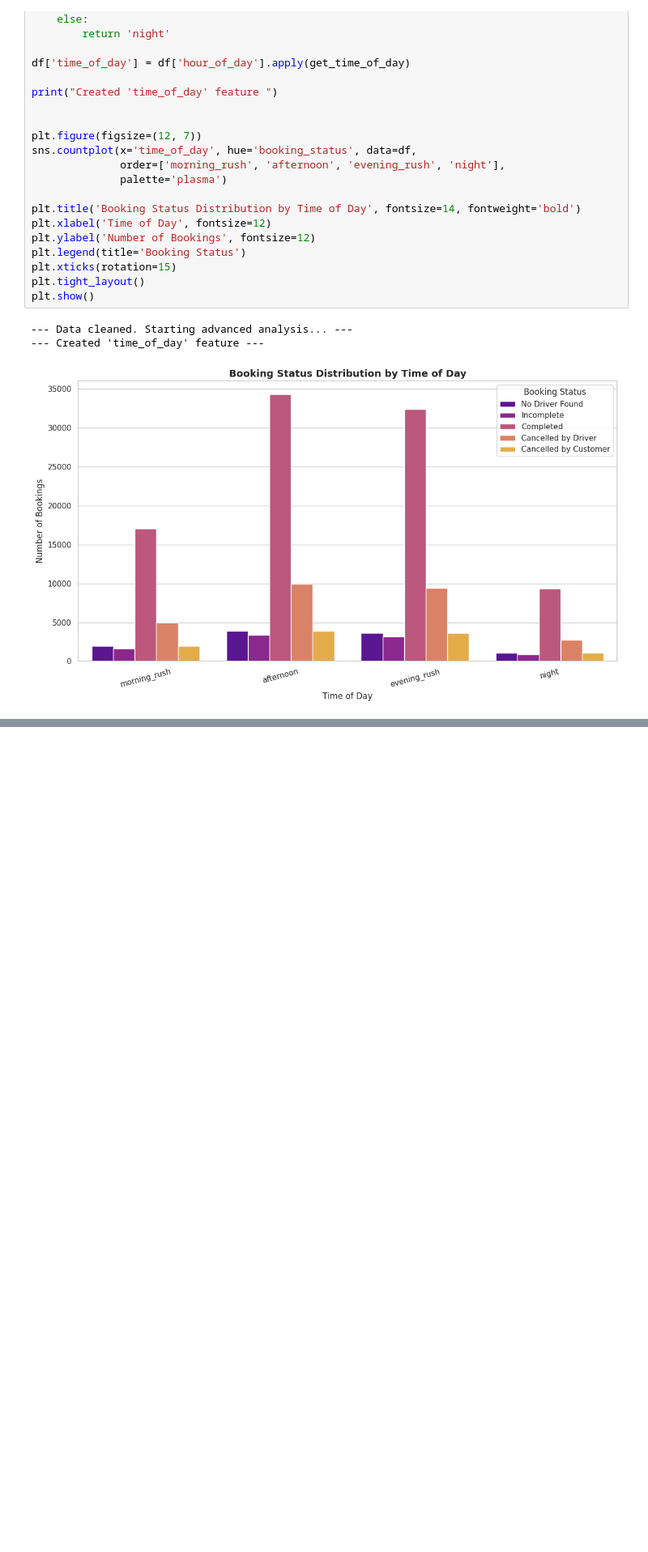
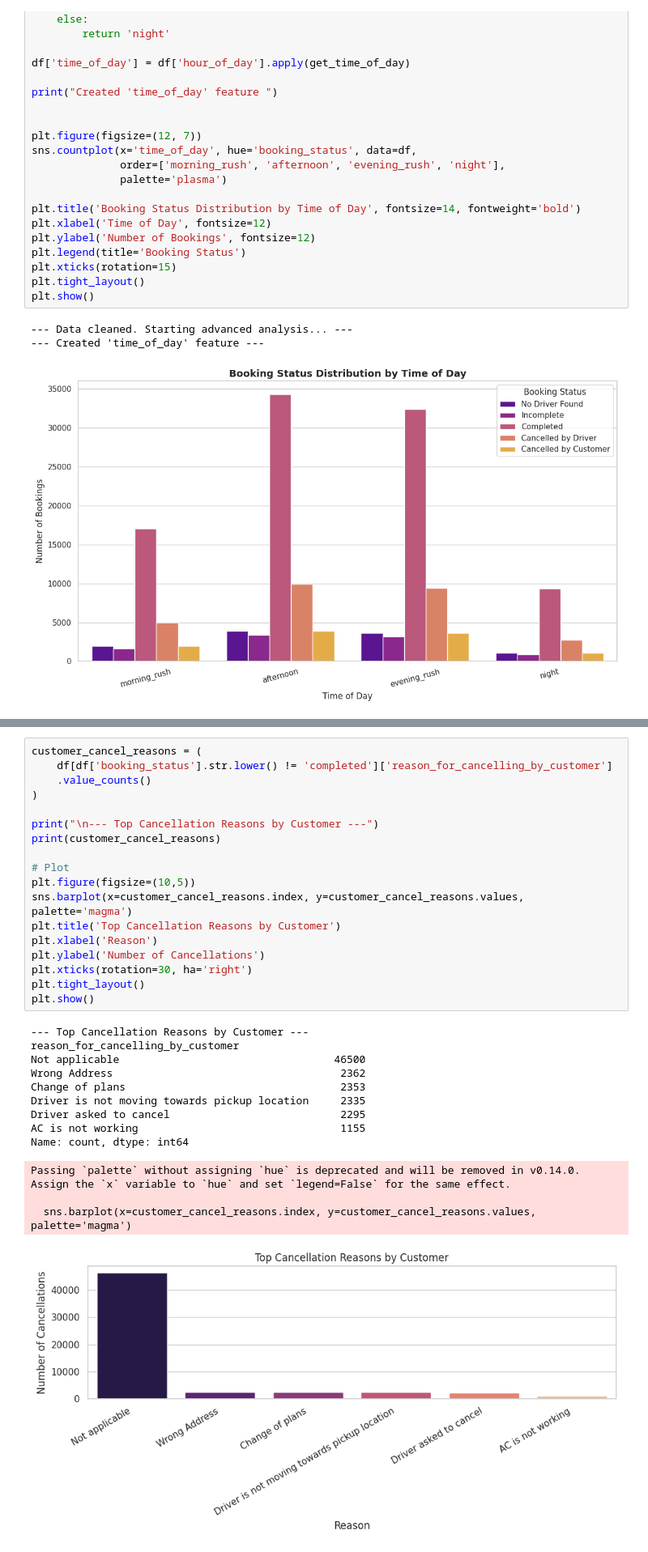
Before and after one commit to HitanshSondhi/Uber-Data-Analytics, a Jupyter notebook: Uber_Data_Analytics.ipynb, the cells around one changed output, grey strips where cells are left out. Shown at 81% size. Drawn from its saved outputs; the diff is of its cells as text; blank space fills up the shorter version.

```diff
--- a/Uber_Data_Analytics.ipynb
+++ b/Uber_Data_Analytics.ipynb
@@ -619,0 +651,32 @@ plt.show()
+# %%
+customer_cancel_reasons = (
+    df[df['booking_status'].str.lower() != 'completed']['reason_for_cancelling_by_customer']
+    .value_counts()
+)
+
+print("\n--- Top Cancellation Reasons by Customer ---")
+print(customer_cancel_reasons)
+
+# Plot
+plt.figure(figsize=(10,5))
+sns.barplot(x=customer_cancel_reasons.index, y=customer_cancel_reasons.values, palette='magma')
+plt.title('Top Cancellation Reasons by Customer')
+plt.xlabel('Reason')
+plt.ylabel('Number of Cancellations')
+plt.xticks(rotation=30, ha='right')
+plt.tight_layout()
+plt.show()
+# %% [output]
+--- Top Cancellation Reasons by Customer ---
+reason_for_cancelling_by_customer
+Not applicable                                  46500
+Wrong Address                                    2362
+Change of plans                                  2353
+Driver is not moving towards pickup location     2335
+Driver asked to cancel                           2295
+AC is not working                                1155
+Name: count, dtype: int64
+Passing `palette` without assigning `hue` is deprecated and will be removed in v0.14.0. Assign the `x` variable to `hue` and set `legend=False` for the same effect.
+
+  sns.barplot(x=customer_cancel_reasons.index, y=customer_cancel_reasons.values, palette='magma')
+[figure, added]
```
Also changed, not shown: parts of 9 cells of this notebook.
